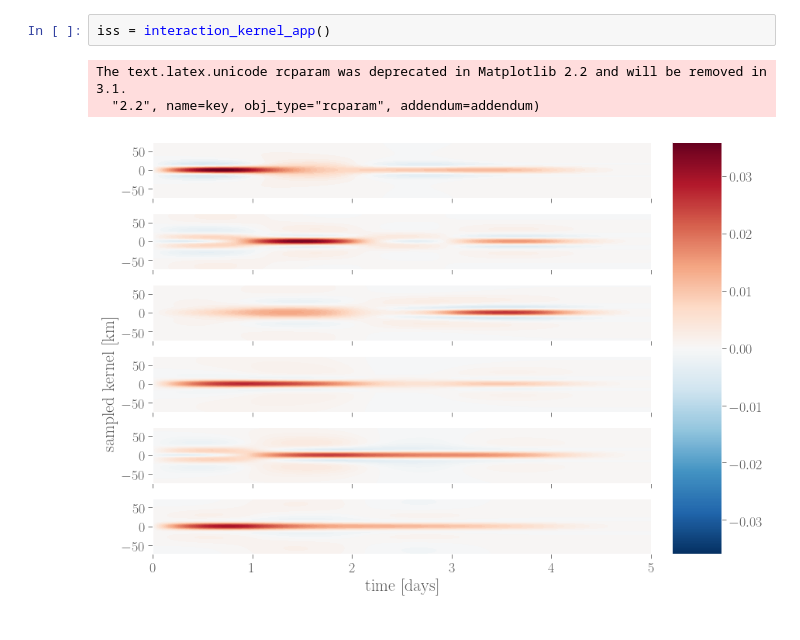
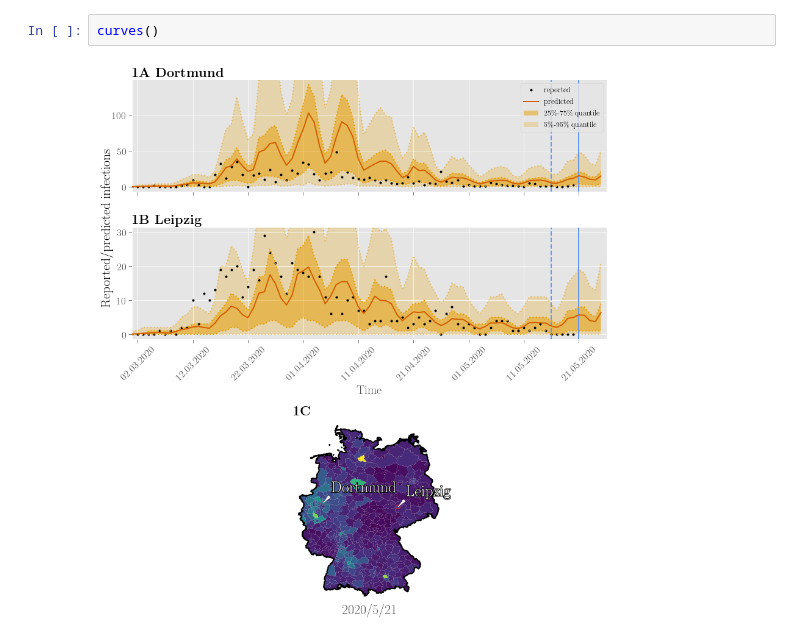
Before and after one commit to neuroinfo-os/BSTIM-Covid19, a Jupyter notebook: notebooks/visualization2.ipynb, the cells around one changed output. Cells and saved outputs as stored; diff of their text form.

Commit message:
updated some plots

```diff
--- a/notebooks/visualization2.ipynb
+++ b/notebooks/visualization2.ipynb
@@ -41,6 +19,4 @@ The text.latex.unicode rcparam was deprecated in Matplotlib 2.2 and will be remo
-# %%
-iss = interaction_kernel_app()
-# %% [output]
-The text.latex.unicode rcparam was deprecated in Matplotlib 2.2 and will be removed in 3.1.
-  "2.2", name=key, obj_type="rcparam", addendum=addendum)
-[figure, removed]
+# %%
+curves()
+# %% [output]
+[figure, added]
```
Also changed, not shown: parts of 9 cells of this notebook, 5 other files.
